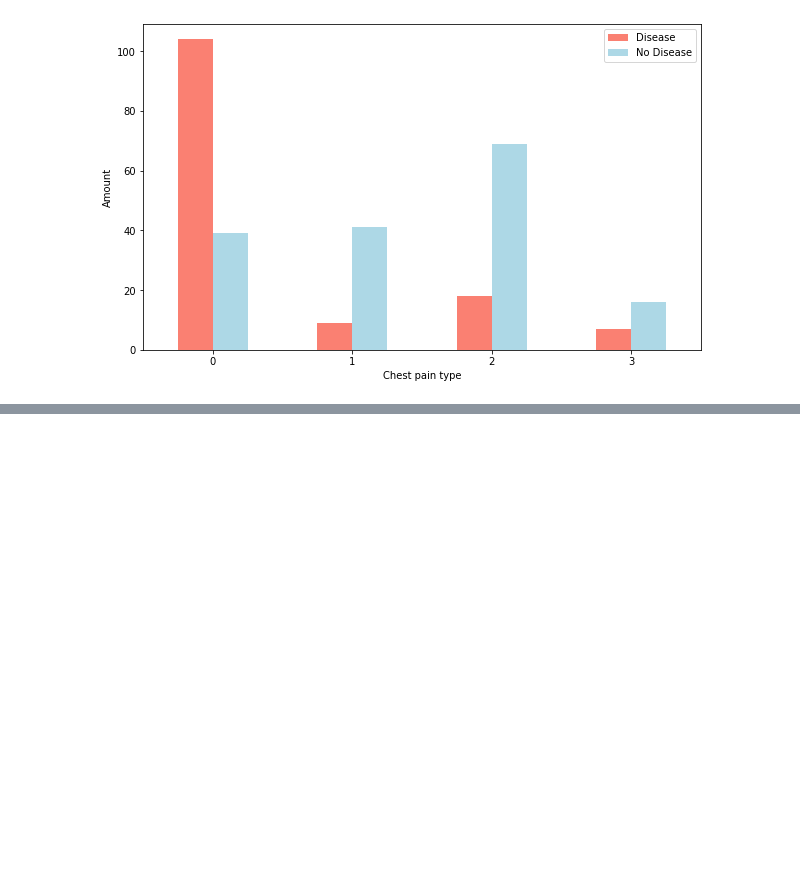
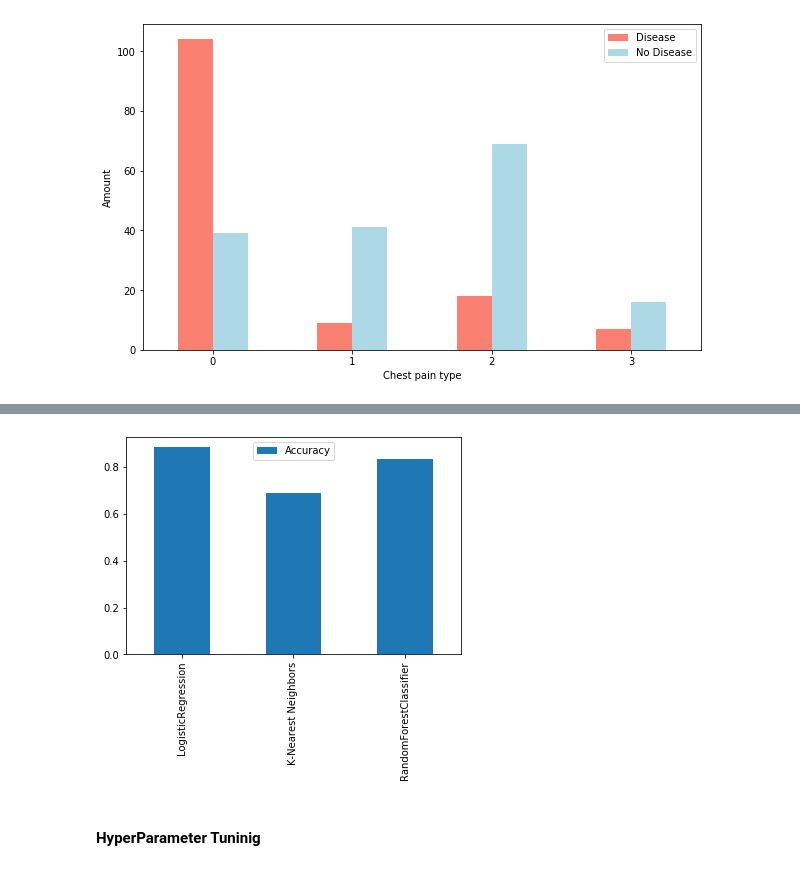
Before and after one commit to Naveen112001/Ml-Project, a Jupyter notebook: Project heart disease/Heart disease target Prediction.ipynb, the cells around one changed output, grey strips where cells are left out. Cells and saved outputs as stored; diff of their text form; code cells hidden in the pictures; blank space fills up the shorter version.

```diff
--- a/Project heart disease/Heart disease target Prediction.ipynb
+++ b/Project heart disease/Heart disease target Prediction.ipynb
@@ -231,0 +268,19 @@ plt.xticks(rotation=0);
+# %%
+#spliting the data
+n.random.seed(42)
+x_train,x_test,y_train,y_test=train_test_split(X,Y,test_size=0.2)
+# %%
+def scoring(Models,X_train,X_test,Y_train,Y_test):
+    ''' Use the dictionary to fit and train the the models'''
+    n.random.seed(42)
+    Score={}
+    for name,model in Models.items():
+        model.fit(X_train,Y_train)
+        Score[name]=model.score(X_test,Y_test)
+    return Score
+# %%
+models={"LogisticRegression":LogisticRegression(),
+      "K-Nearest Neighbors":KNeighborsClassifier(),
+      "RandomForestClassifier":RandomForestClassifier()}
+Score_values=scoring(models,x_train,x_test,y_train,y_test);
+Score_values
@@ -231,0 +298,8 @@ plt.xticks(rotation=0);
+# %%
+Models_accuracy=pd.DataFrame(Score_values,index=["Accuracy"])
+# %%
+Models_accuracy.T.plot(kind="bar");
+# %% [output]
+[figure, added]
+# %% [markdown]
+#### HyperParameter Tuninig
```
Also changed, not shown: parts of 64 cells of this notebook, 4 other files.
